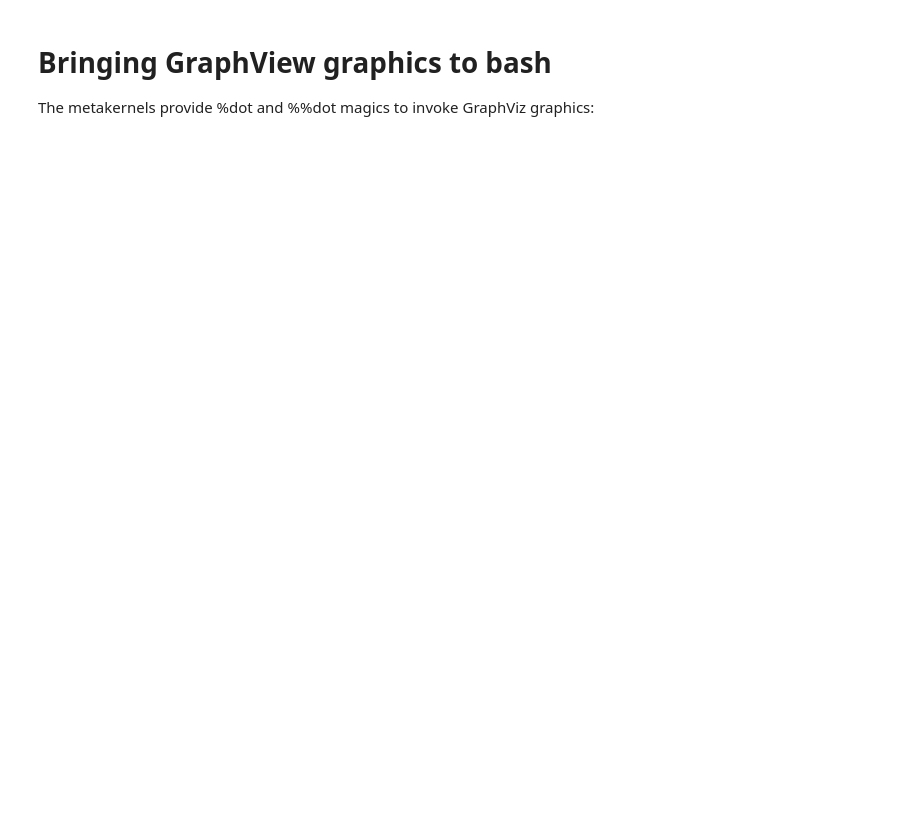
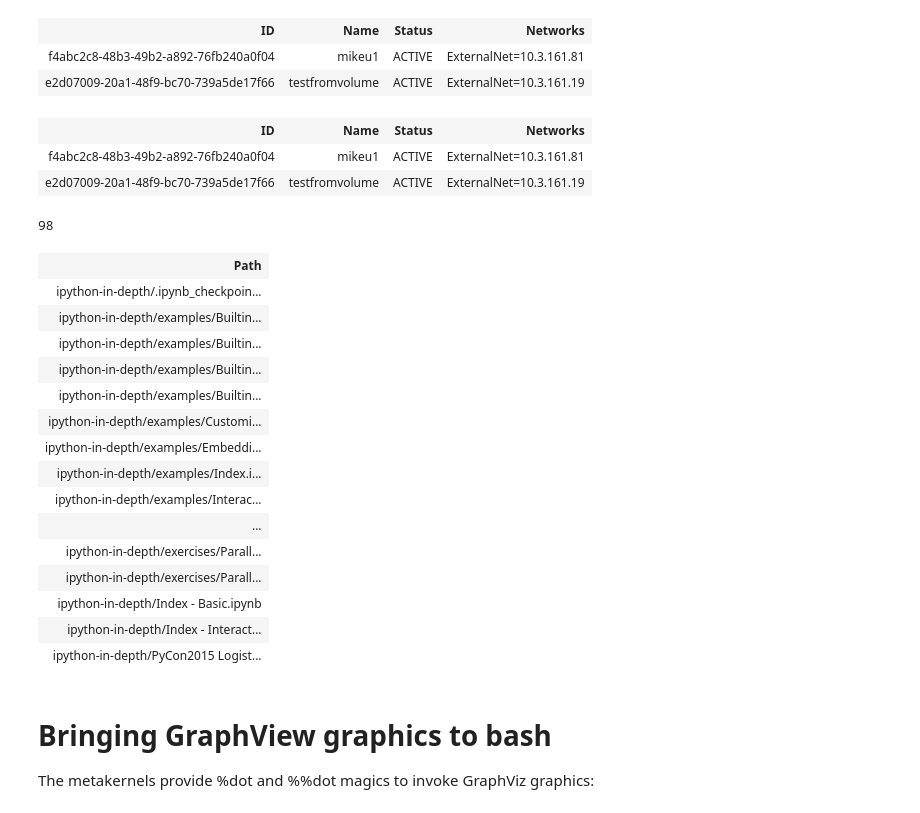
Before and after one commit to mjbright/jupyter-for-everything-else, a Jupyter notebook: Demos/Demo_Metakernel_Bash.ipynb, the cells around one changed output. Cells and saved outputs as stored; diff of their text form; code cells hidden in the pictures; blank space fills up the shorter version.

Commit message:
Usable metakernel_bash demo

```diff
--- a/Demos/Demo_Metakernel_Bash.ipynb
+++ b/Demos/Demo_Metakernel_Bash.ipynb
@@ -0,0 +46,13 @@
+# %%
+echo "
++--------------------------------------+----------------+--------+-------------------------+
+| ID                                   | Name           | Status | Networks                |
++--------------------------------------+----------------+--------+-------------------------+
+| f4abc2c8-48b3-49b2-a892-76fb240a0f04 | mikeu1         | ACTIVE | ExternalNet=10.3.161.81 |
+| e2d07009-20a1-48f9-bc70-739a5de17f66 | testfromvolume | ACTIVE | ExternalNet=10.3.161.19 |
++--------------------------------------+----------------+--------+-------------------------+
+" | html_table | html
+# %% [output]
+| ID | Name | Status | Networks |
+| f4abc2c8-48b3-49b2-a892-76fb240a0f04 | mikeu1 | ACTIVE | ExternalNet=10.3.161.81 |
+| e2d07009-20a1-48f9-bc70-739a5de17f66 | testfromvolume | ACTIVE | ExternalNet=10.3.161.19 |
@@ -0,0 +63,13 @@
+# %%
+echo "
++--------------------------------------+----------------+--------+-------------------------+
+| ID                                   | Name           | Status | Networks                |
++--------------------------------------+----------------+--------+-------------------------+
+| f4abc2c8-48b3-49b2-a892-76fb240a0f04 | mikeu1         | ACTIVE | ExternalNet=10.3.161.81 |
+| e2d07009-20a1-48f9-bc70-739a5de17f66 | testfromvolume | ACTIVE | ExternalNet=10.3.161.19 |
++--------------------------------------+----------------+--------+-------------------------+
+" | highlight ACTIVE | html_table | html
+# %% [output]
+| ID | Name | Status | Networks |
+| f4abc2c8-48b3-49b2-a892-76fb240a0f04 | mikeu1 | ACTIVE | ExternalNet=10.3.161.81 |
+| e2d07009-20a1-48f9-bc70-739a5de17f66 | testfromvolume | ACTIVE | ExternalNet=10.3.161.19 |
@@ -0,0 +83,37 @@
+# %%
+find ipython-in-depth -iname '*.ipynb' | wc -l
+# %% [output]
+98
+# %%
+#source /cygdrive/c/tools/cygwin/home/mjbright/.metakernelrc
+
+function html_find {
+  {
+    echo "+------+";
+    echo "| Path |" ;
+    echo "+------+";
+
+    find "$@" | sed -e 's/^/\| /' -e 's/$/ \|/' ;
+
+    echo "+------+" ;
+  } | html_table | html
+}
+# %%
+html_find ipython-in-depth -iname '*.ipynb'
+# %% [output]
+| Path |
+| ipython-in-depth/.ipynb_checkpoin... |
+| ipython-in-depth/examples/Builtin... |
+| ipython-in-depth/examples/Builtin... |
+| ipython-in-depth/examples/Builtin... |
+| ipython-in-depth/examples/Builtin... |
+| ipython-in-depth/examples/Customi... |
+| ipython-in-depth/examples/Embeddi... |
+| ipython-in-depth/examples/Index.i... |
+| ipython-in-depth/examples/Interac... |
+| ... |
+| ipython-in-depth/exercises/Parall... |
+| ipython-in-depth/exercises/Parall... |
+| ipython-in-depth/Index - Basic.ipynb |
+| ipython-in-depth/Index - Interact... |
+| ipython-in-depth/PyCon2015 Logist... |
```
Also changed, not shown: parts of 113 cells of this notebook.
